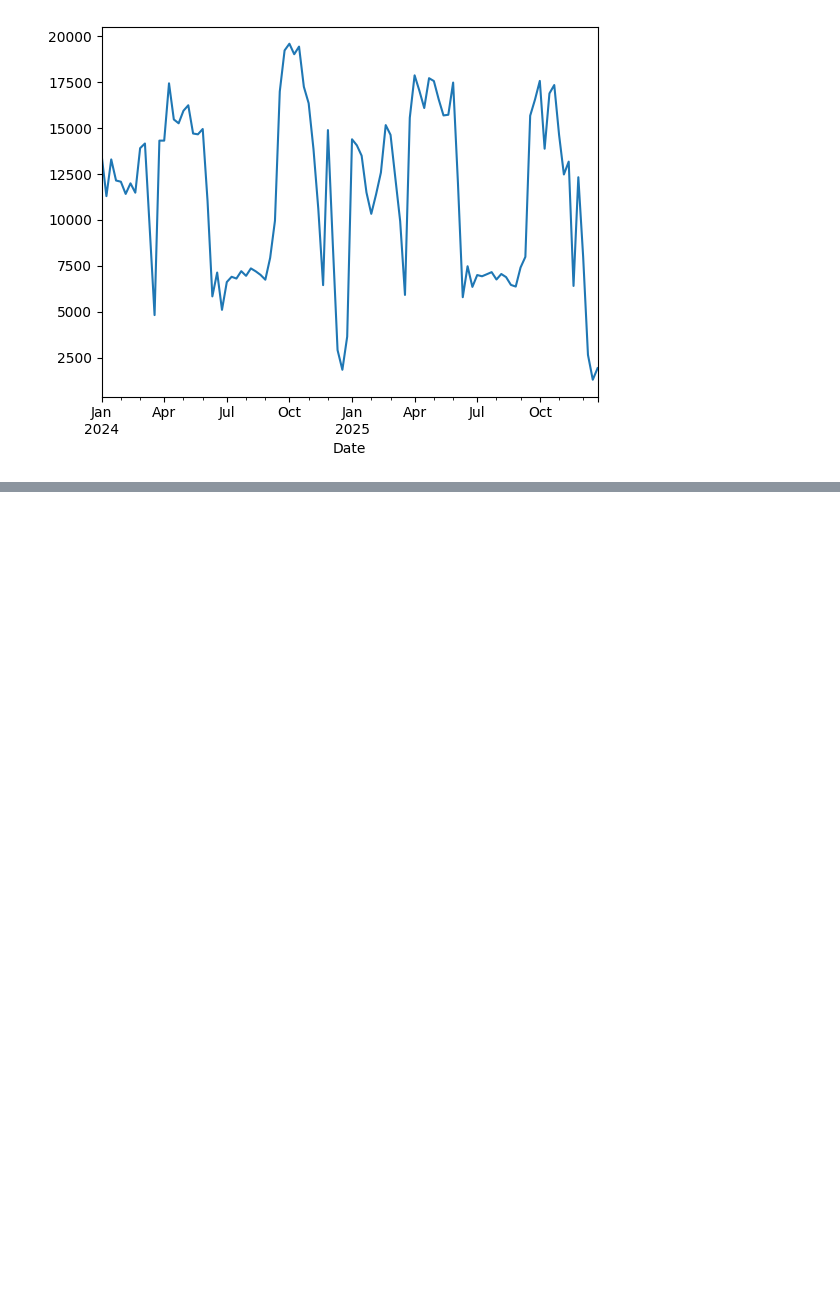
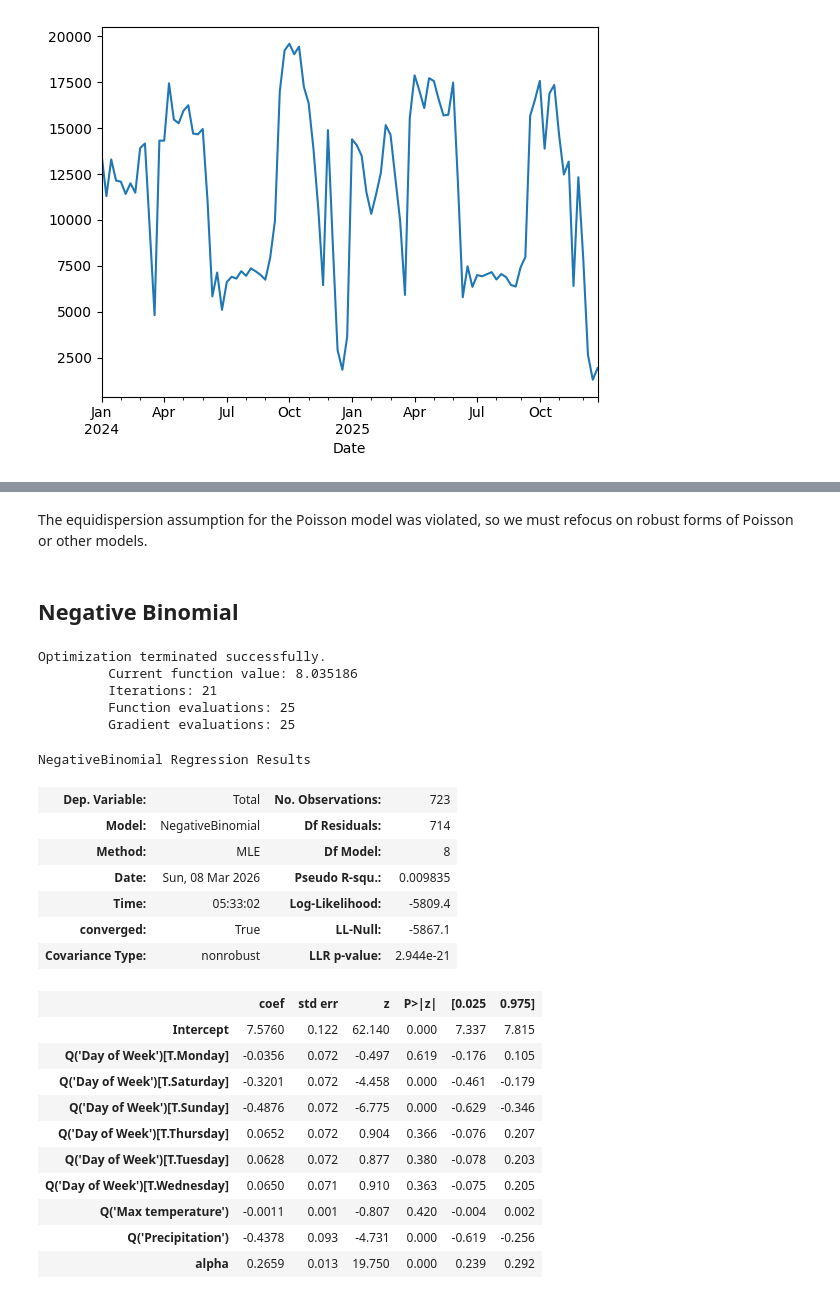
Before and after one commit to darpitydarp/STA-220-Final-Project, a Jupyter notebook: daily_analysis.ipynb, the cells around one changed output, grey strips where cells are left out. Cells and saved outputs as stored; diff of their text form; code cells hidden in the pictures; blank space fills up the shorter version.

```diff
--- a/daily_analysis.ipynb
+++ b/daily_analysis.ipynb
@@ -305,0 +362,33 @@ merged_data_direct_weekly["Total"].plot()
+# %% [markdown]
+The equidispersion assumption for the Poisson model was violated, so we must refocus on robust forms of Poisson or other models.
+# %% [markdown]
+## Negative Binomial
+# %%
+negative_binomial_model = smf.negativebinomial("Total ~ Q('Day of Week') + Q('Max temperature') + Q('Precipitation')", merged_data_direct)
+neg_bi_results = negative_binomial_model.fit()
+neg_bi_results.summary()
+# %% [output]
+Optimization terminated successfully.
+         Current function value: 8.035186
+         Iterations: 21
+         Function evaluations: 25
+         Gradient evaluations: 25
+NegativeBinomial Regression Results
+| Dep. Variable: | Total | No. Observations: | 723 |
+| Model: | NegativeBinomial | Df Residuals: | 714 |
+| Method: | MLE | Df Model: | 8 |
+| Date: | Sun, 08 Mar 2026 | Pseudo R-squ.: | 0.009835 |
+| Time: | 05:33:02 | Log-Likelihood: | -5809.4 |
+| converged: | True | LL-Null: | -5867.1 |
+| Covariance Type: | nonrobust | LLR p-value: | 2.944e-21 |
+|  | coef | std err | z | P>|z| | [0.025 | 0.975] |
+| Intercept | 7.5760 | 0.122 | 62.140 | 0.000 | 7.337 | 7.815 |
+| Q('Day of Week')[T.Monday] | -0.0356 | 0.072 | -0.497 | 0.619 | -0.176 | 0.105 |
+| Q('Day of Week')[T.Saturday] | -0.3201 | 0.072 | -4.458 | 0.000 | -0.461 | -0.179 |
+| Q('Day of Week')[T.Sunday] | -0.4876 | 0.072 | -6.775 | 0.000 | -0.629 | -0.346 |
+| Q('Day of Week')[T.Thursday] | 0.0652 | 0.072 | 0.904 | 0.366 | -0.076 | 0.207 |
+| Q('Day of Week')[T.Tuesday] | 0.0628 | 0.072 | 0.877 | 0.380 | -0.078 | 0.203 |
+| Q('Day of Week')[T.Wednesday] | 0.0650 | 0.071 | 0.910 | 0.363 | -0.075 | 0.205 |
+| Q('Max temperature') | -0.0011 | 0.001 | -0.807 | 0.420 | -0.004 | 0.002 |
+| Q('Precipitation') | -0.4378 | 0.093 | -4.731 | 0.000 | -0.619 | -0.256 |
+| alpha | 0.2659 | 0.013 | 19.750 | 0.000 | 0.239 | 0.292 |
```
Also changed, not shown: parts of 10 cells of this notebook.
